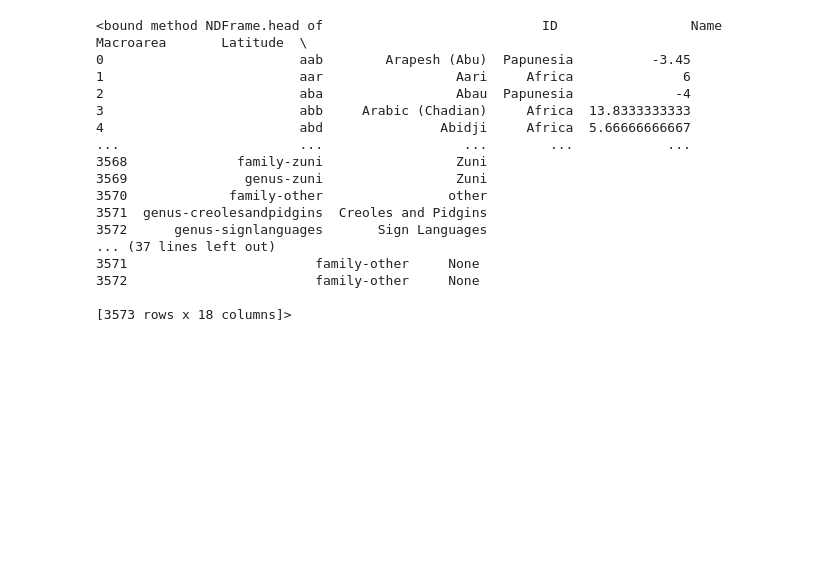
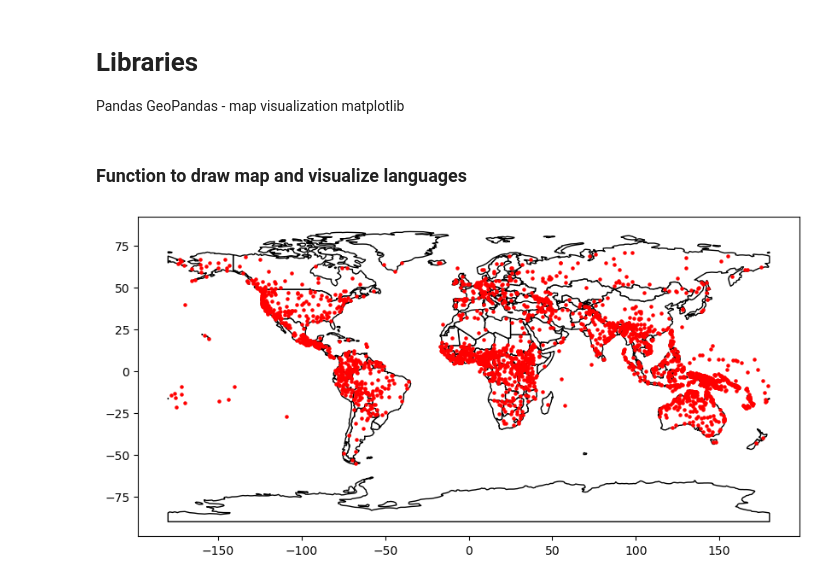
Before and after one commit to StefMiya/TL_Team5, a Jupyter notebook: languages.ipynb, the cells around one changed output. Drawn from its saved outputs; the diff is of its cells as text; code cells hidden in the pictures; blank space fills up the shorter version.

```diff
--- a/languages.ipynb
+++ b/languages.ipynb
@@ -1,5 +1,24 @@
+# %% [markdown]
+# Libraries
+Pandas
+GeoPandas - map visualization
+matplotlib
 # %%
 import pandas as pd
 import geopandas as gpd
+# %% [markdown]
+### Function to draw map and visualize languages
+# %%
+def plot_langs(df: pd.DataFrame):
+    x = df[['Name','Latitude', 'Longitude']]
+    gdf = gpd.GeoDataFrame(df, geometry=gpd.points_from_xy(df['Longitude'], df['Latitude']))
+
+    gdf_world = gpd.read_file(gpd.datasets.get_path('naturalearth_lowres'))
+
+    ax = gdf_world.plot(figsize=(10, 6), color='white', edgecolor='black') #(color='white', edgecolor='red')
+    gdf.plot(ax=ax, marker='o', color='red', markersize=5)
 # %%
 df = pd.read_csv('data/languages.csv', sep=',', index_col=0 )
+plot_langs(df)
+# %% [output]
+[figure, added]
@@ -15,22 +25,2 @@ gpd.GeoDataFrame(df, geometry=gpd.points_from_xy(df['Longitude'], df['Latitude']
-# %%
-gpd_lang.head
-# %% [output]
-<bound method NDFrame.head of                            ID                 Name  Macroarea       Latitude  \
-0                         aab        Arapesh (Abu)  Papunesia          -3.45
-1                         aar                 Aari     Africa              6
-2                         aba                 Abau  Papunesia             -4
-3                         abb     Arabic (Chadian)     Africa  13.8333333333
-4                         abd               Abidji     Africa  5.66666666667
-...                       ...                  ...        ...            ...
-3568              family-zuni                 Zuni
-3569               genus-zuni                 Zuni
-3570             family-other                other
-3571  genus-creolesandpidgins  Creoles and Pidgins
-3572      genus-signlanguages       Sign Languages
-... (37 lines left out)
-3571                        family-other     None
-3572                        family-other     None
-
-[3573 rows x 18 columns]>
 # %%
 df_indo_europ = df[df['Family'] == 'Indo-European']
```
Also changed, not shown: parts of 3 cells of this notebook, 1 other file.
